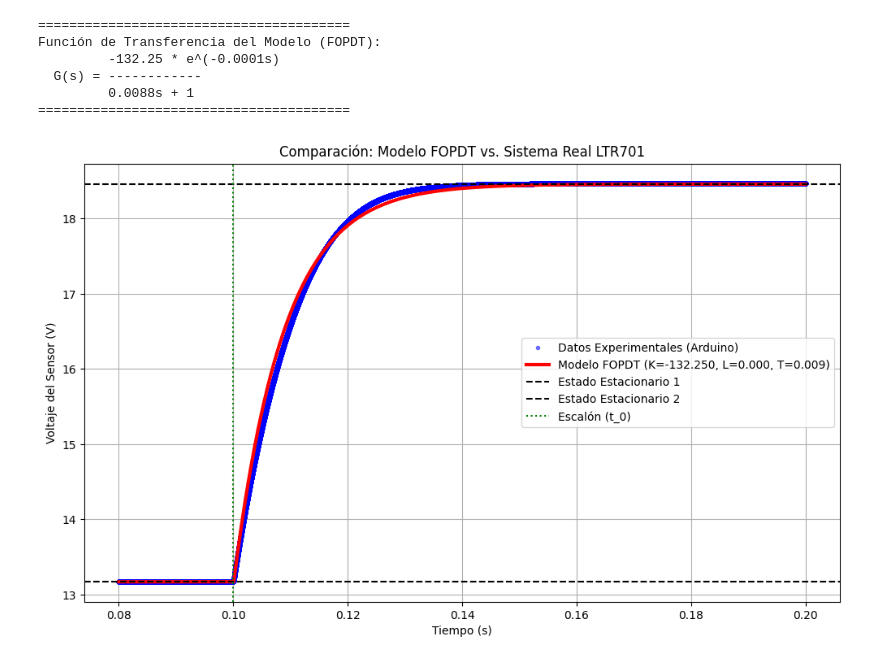
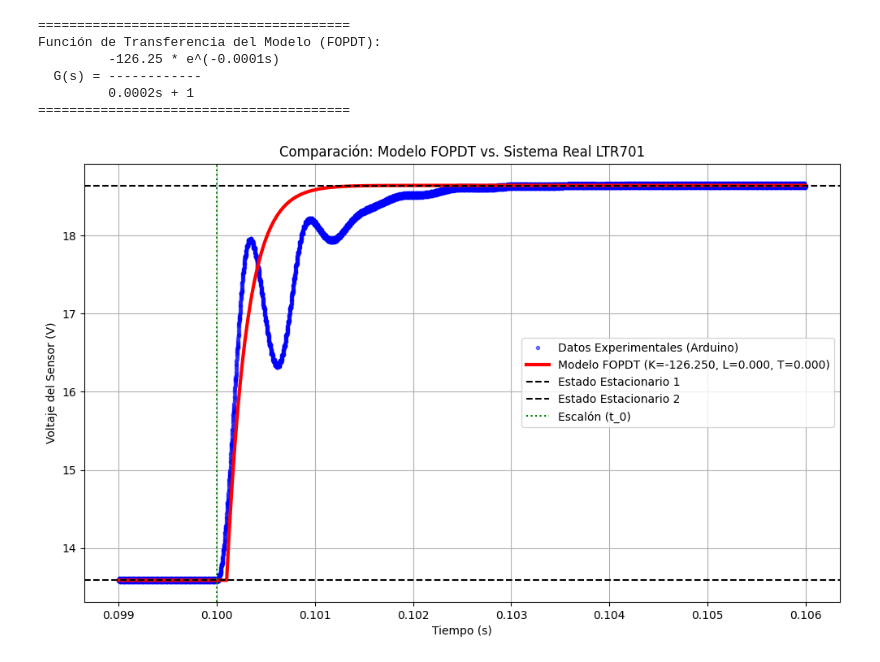
Before and after one commit to migueamv/Control-Clasico, a Jupyter notebook: Final/Modelado1.ipynb, the cells around one changed output. Drawn from its saved outputs; the diff is of its cells as text; code cells hidden in the pictures.

```diff
--- a/Final/Modelado1.ipynb
+++ b/Final/Modelado1.ipynb
@@ -7,11 +7,11 @@ import pandas as pd
 
 
 # --- Nombre del archivo (debe estar en la misma carpeta de este script) ---
-nombre_archivo = 'resultadosM.txt'
+nombre_archivo = 'resultadosMn.txt'
 
 # --- Parámetros del experimento (REEMPLAZAR CON SUS VALORES) ---
-y_ss1 = 13.17     # Voltaje de estado estacionario inicia.
-y_ss2 = 18.46     # Voltaje de estado estacionario final.
+y_ss1 = 13.59     # Voltaje de estado estacionario inicia.
+y_ss2 = 18.64     # Voltaje de estado estacionario final.
 delta_u = -0.04    # Cambio en la entrada.
 
 
@@ -168,16 +168,16 @@ import matplotlib.pyplot as plt
 import pandas as pd
 
 # Parámetros del archivo
-nombre_archivo = 'resultadosM.txt'
+nombre_archivo = 'resultadosMn.txt'
 
 # --- Parámetros obtenidos del análisis (REEMPLAZAR CON SUS VALORES) ---
-K = -132.250
+K = -126.250
 L = 0.0001      # Tiempo muerto (s)
-T = 0.0088      # Constante de tiempo (s)
+T = 0.0002      # Constante de tiempo (s)
 
 # --- Parámetros del experimento (REEMPLAZAR CON SUS VALORES) ---
-y_ss1 = 13.17     # Voltaje de estado estacionario inicia.
-y_ss2 = 18.46     # Voltaje de estado estacionario final.
+y_ss1 = 13.59     # Voltaje de estado estacionario inicia.
+y_ss2 = 18.64     # Voltaje de estado estacionario final.
 delta_u = -0.04    # Cambio en la entrada.
 
 # --- Tiempo del escalón (REEMPLAZAR CON SUS VALORES) ---
@@ -216,36 +216,36 @@ try:
             # y = y_inicial + (Ganancia_Total) * (1 - e^(-(t - t_escalon - L) / T))
             y_sim[i] = y_ss1 + (K * delta_u) * (1 - np.exp(-(t - t_0 - L) / T))
 
             # Limitar la respuesta al valor final por si el modelo sobrepasa
             if y_sim[i] > y_ss2:
                 y_sim[i] = y_ss2
 
     # --- Graficar la comparación ---
     plt.figure(figsize=(12, 7))
     plt.plot(t_exp, y_exp, 'b.', label='Datos Experimentales (Arduino)', alpha=0.5)
     plt.plot(t_sim, y_sim, 'r-', linewidth=3, label=f'Modelo FOPDT (K={K:.3f}, L={L:.3f}, T={T:.3f})')
     plt.axhline(y=y_ss1, color='k', linestyle='--', label='Estado Estacionario 1')
     plt.axhline(y=y_ss2, color='k', linestyle='--', label='Estado Estacionario 2')
     plt.axvline(x=t_0, color='g', linestyle=':', label='Escalón (t_0)')
 
     plt.title('Comparación: Modelo FOPDT vs. Sistema Real LTR701')
     plt.xlabel('Tiempo (s)')
     plt.ylabel('Voltaje del Sensor (V)')
     plt.legend()
     plt.grid(True)
     plt.show()
 
 except FileNotFoundError:
     print(f"Error: No se encontró el archivo {nombre_archivo}")
     print("Por favor, guarde sus datos del Arduino con ese nombre en la misma carpeta.")
 # %% [output]
 ========================================
 Función de Transferencia del Modelo (FOPDT):
-         -132.25 * e^(-0.0001s)
+         -126.25 * e^(-0.0001s)
   G(s) = ------------
-         0.0088s + 1
+         0.0002s + 1
 ========================================
-[figure, old version]
+[figure, new version]
 # %%
 # Importar las bibliotecas necesarias
 import control as ct
```
Also changed, not shown: parts of 6 cells of this notebook, 3 other files.
